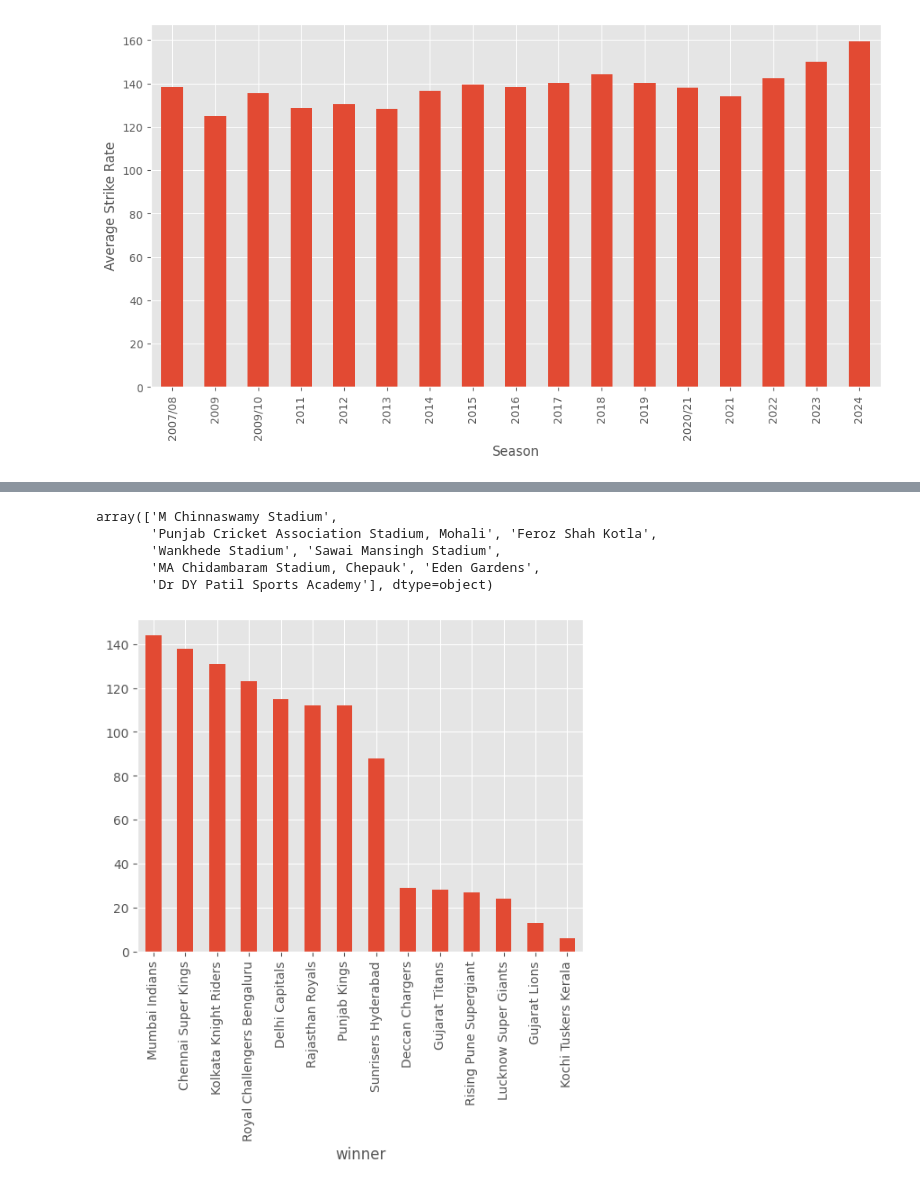
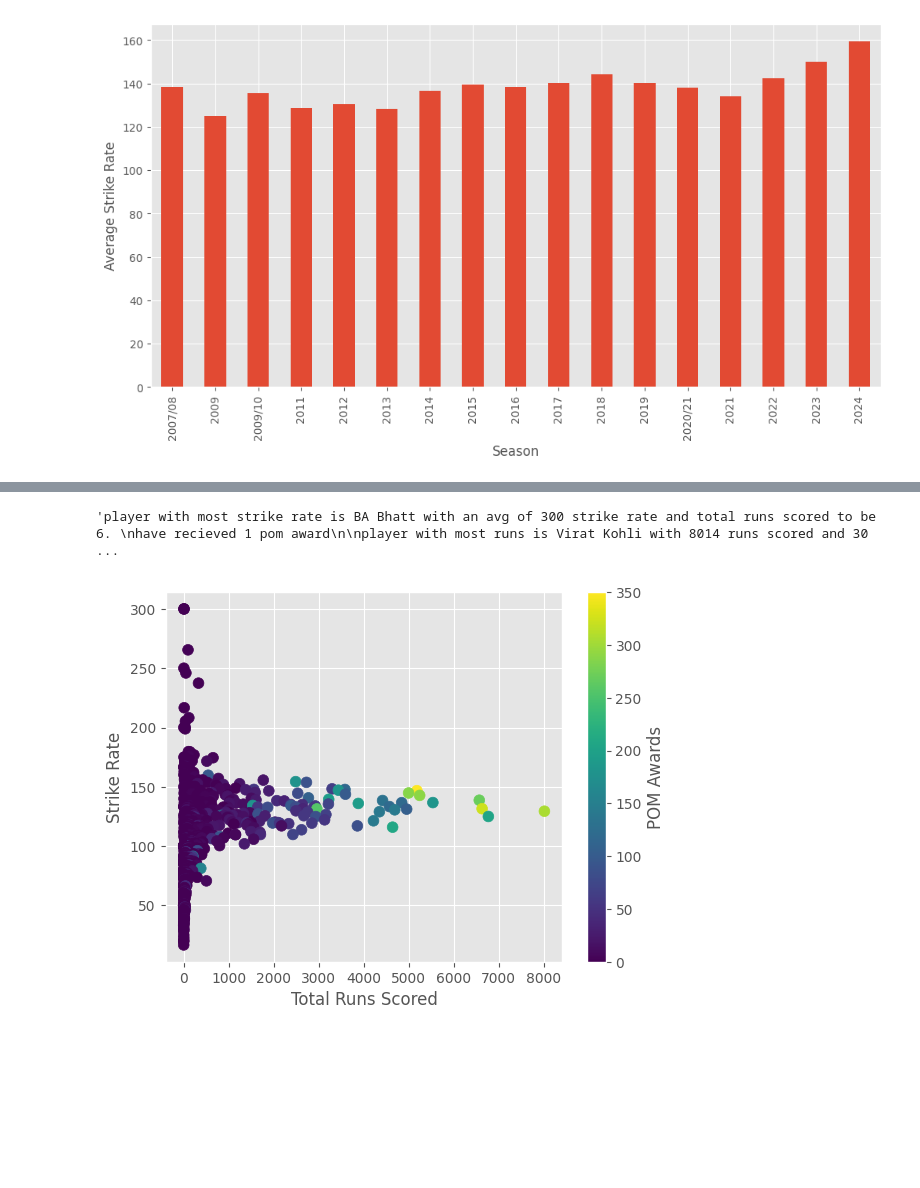
Before and after one commit to zish-s/IPL-EDA-Insights, a Jupyter notebook: IPL_data_analysis_and_insights.ipynb, the cells around one changed output, grey strips where cells are left out. Saved outputs shown, nothing was run; the diff lists cells and outputs as text; code cells hidden in the pictures; blank space fills up the shorter version.

Commit message:
updated strike_rate & runs_scored vs pom scatter plot

```diff
--- a/IPL_data_analysis_and_insights.ipynb
+++ b/IPL_data_analysis_and_insights.ipynb
@@ -61,6 +16,6 @@ pd.set_option('display.max_columns', None)
 # %%
-path_deliveries = "/content/drive/MyDrive/IPL_dataset/deliveries.csv"
-path_matches = "/content/drive/MyDrive/IPL_dataset/matches.csv"
+path_deliveries = "/content/drive/MyDrive/datasets/deliveries.csv"
+path_matches = "/content/drive/MyDrive/datasets/matches.csv"
 # %%
 matches = pd.read_csv(path_matches)
 matches.head(100)
@@ -270,13 +226,14 @@ Index(['match_id', 'inning', 'batting_team', 'bowling_team', 'over', 'ball',
 # Has strike rate increased over the years/seasons?
 # Strike Rate = (Runs Scored / Balls Faced) × 100
 
-# Merge deliveries with matches to get season information for each ball
-deliveries_with_season = pd.merge(deliveries, matches[['id', 'season']], left_on='match_id', right_on='id', how='left')
+# Merge files to get season + matchID in deliveries.csv
+deliveries_replace_with_season = pd.merge(deliveries, matches[['id', 'season']], left_on='match_id', right_on='id',
+                                          how='left')  #Keep all rows from deliveries, even if no match is found
 
-runs = deliveries_with_season.groupby('season')['total_runs'].sum()
-balls = deliveries_with_season[~deliveries_with_season['extras_type'].isin(['wides', 'noballs'])].groupby('season').size()
+runs = deliveries_replace_with_season.groupby('season')['total_runs'].sum()
+legal_balls = deliveries_replace_with_season[~deliveries_replace_with_season['extras_type'].isin(['wides', 'noballs'])].groupby('season').size()
 
-strike_rate = (runs / balls) * 100
+strike_rate = (runs / legal_balls) * 100
 
 # Plot the strike rate over the years
 plt.figure(figsize=(12,6))
@@ -291,0 +289,3 @@ plt.show()
+# %%
+df.sort_values(by=["strike_rate"], ascending=[False], inplace=True)
+df.head()
@@ -291,0 +300,20 @@ plt.show()
+# %%
+plt.scatter(
+    df["total_runs_scored"],
+    df["strike_rate"],
+    c=df["pom_awards"],
+    cmap="viridis",
+    s=60
+)
+
+plt.colorbar(label="POM Awards")
+plt.xlabel("Total Runs Scored")
+plt.ylabel("Strike Rate")
+
+'''player with most strike rate is BA Bhatt with an avg of 300 strike rate and total runs scored to be 6.
+have recieved 1 pom award
+
+player with most runs is Virat Kohli with 8014 runs scored and 306 pom awards'''
+# %% [output]
+'player with most strike rate is BA Bhatt with an avg of 300 strike rate and total runs scored to be 6. \nhave recieved 1 pom award\n\nplayer with most runs is Virat Kohli with 8014 runs scored and 30 ...
+[figure, added]
@@ -292,16 +326,5 @@ plt.show()
 # %%
 matches_f[matches_f['season'] == '2007/08']['venue'].unique()
-# %% [output]
-array(['M Chinnaswamy Stadium',
-       'Punjab Cricket Association Stadium, Mohali', 'Feroz Shah Kotla',
-       'Wankhede Stadium', 'Sawai Mansingh Stadium',
-       'MA Chidambaram Stadium, Chepauk', 'Eden Gardens',
-       'Dr DY Patil Sports Academy'], dtype=object)
-# %%
-#Which team has the most wins and highest win %?
-most_wins = matches['winner'].value_counts().plot(kind='bar')
-# %% [output]
-[figure, removed]
 # %%
 plt.figure(figsize=(12,6))
 most_wins = (matches['winner'].value_counts(normalize=True) * 100).plot(kind='bar')
```
Also changed, not shown: parts of 16 cells of this notebook.
